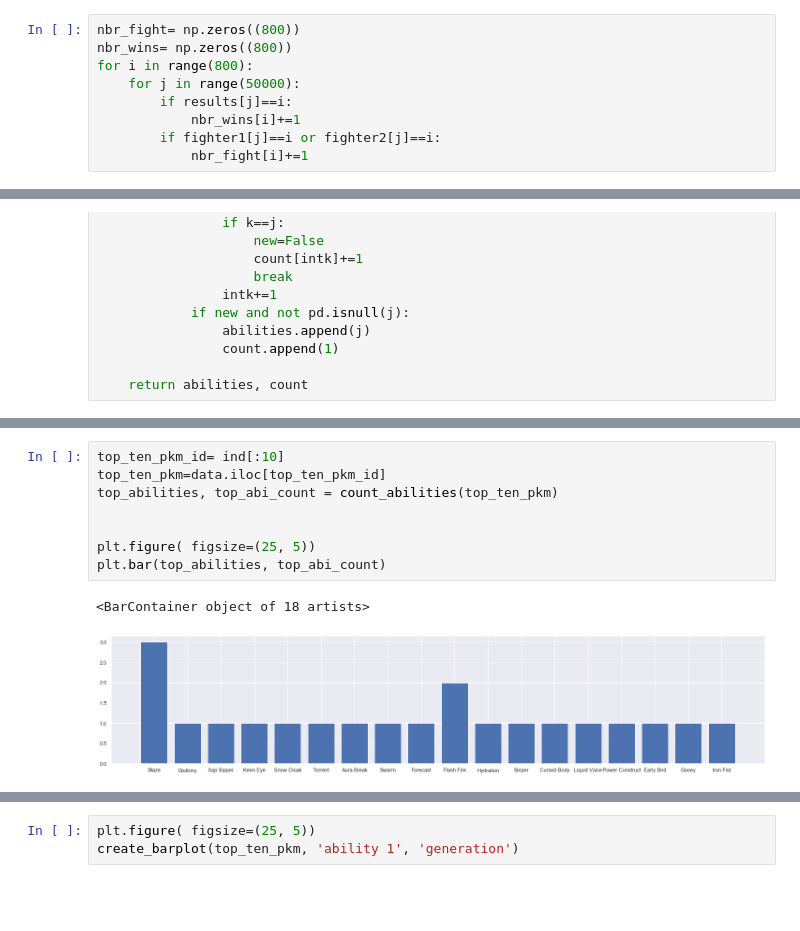
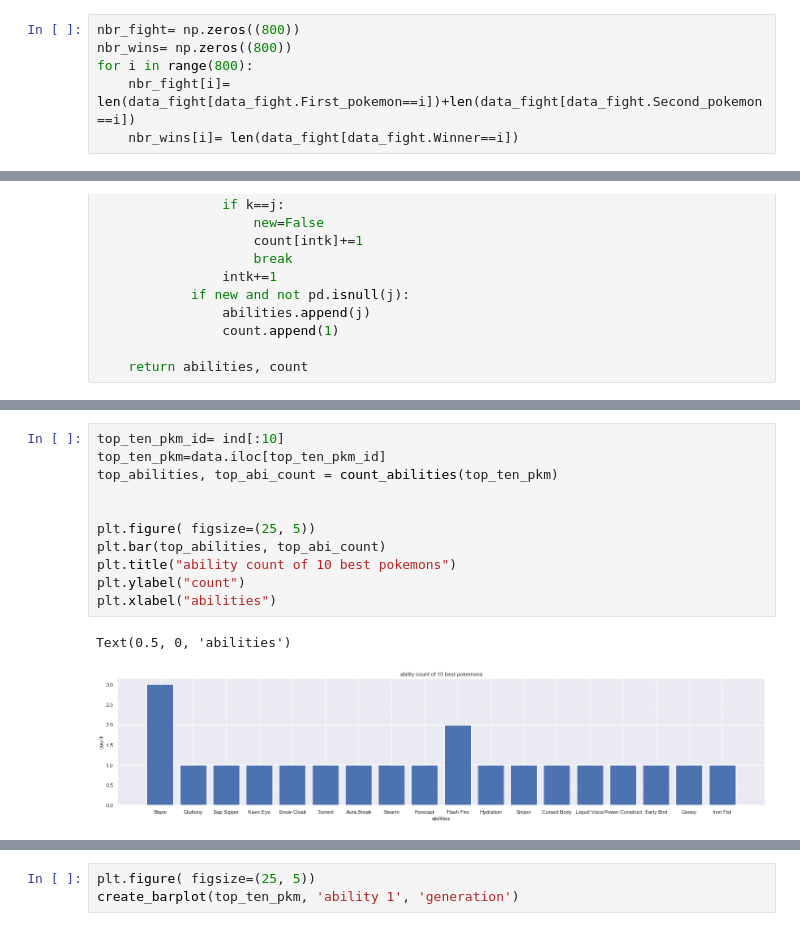
Before and after one commit to com-480-data-visualization/com-480-project-analaktycs, a Jupyter notebook: Milestone1.ipynb, the cells around one changed output, grey strips where cells are left out. Drawn from its saved outputs; the diff is of its cells as text; blank space fills up the shorter version.

```diff
--- a/Milestone1.ipynb
+++ b/Milestone1.ipynb
@@ -1184,11 +1184,8 @@ array([  1,   1,   1, ..., 800, 800, 800], dtype=int64)
 nbr_fight= np.zeros((800))
 nbr_wins= np.zeros((800))
 for i in range(800):
-    for j in range(50000):
-        if results[j]==i:
-            nbr_wins[i]+=1
-        if fighter1[j]==i or fighter2[j]==i:
-            nbr_fight[i]+=1
+    nbr_fight[i]= len(data_fight[data_fight.First_pokemon==i])+len(data_fight[data_fight.Second_pokemon==i])
+    nbr_wins[i]= len(data_fight[data_fight.Winner==i])
 # %%
 win_rate=nbr_wins/nbr_fight
 win_rate
@@ -1358,14 +1379,17 @@ array([ 49,  41,   7,  16,  32,  15,   9, 100,   6,  47])
 # %%
 top_ten_pkm_id= ind[:10]
 top_ten_pkm=data.iloc[top_ten_pkm_id]
 top_abilities, top_abi_count = count_abilities(top_ten_pkm)
 
 
 plt.figure( figsize=(25, 5))
 plt.bar(top_abilities, top_abi_count)
+plt.title("ability count of 10 best pokemons")
+plt.ylabel("count")
+plt.xlabel("abilities")
 # %% [output]
-<BarContainer object of 18 artists>
+Text(0.5, 0, 'abilities')
-[figure, old version]
+[figure, new version]
 # %%
 bottom_ten_pkm_id= ind[760:770]
 bottom_ten_pkm=data.iloc[bottom_ten_pkm_id]
```
Also changed, not shown: parts of 10 cells of this notebook.
